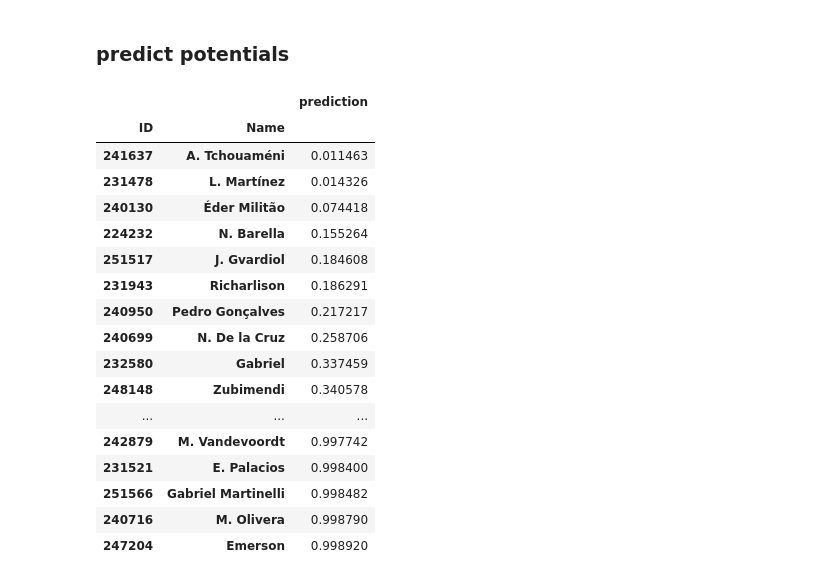
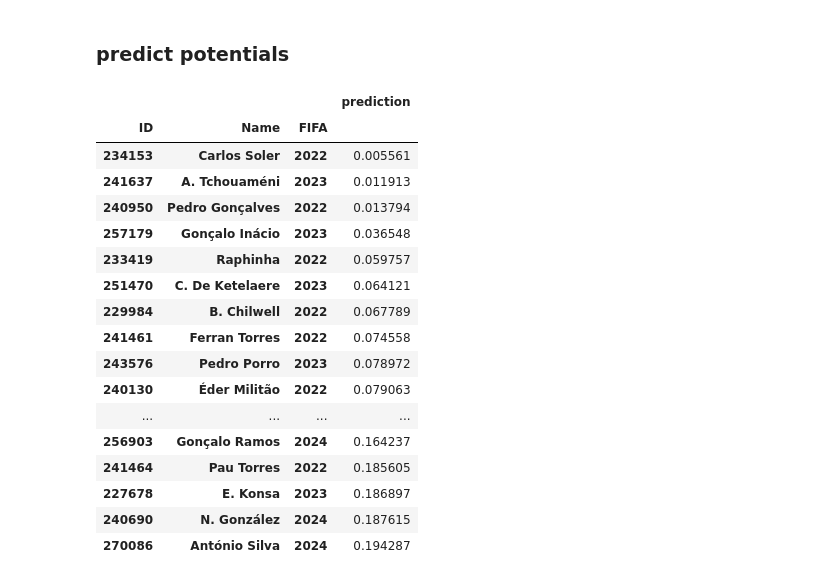
Before and after one commit to robb1302/statsfaction, a Jupyter notebook: scripts/sport_analytics/model/what was his name again.ipynb, the cells around one changed output. Saved outputs shown, nothing was run; the diff lists cells and outputs as text; code cells hidden in the pictures.

```diff
--- a/scripts/sport_analytics/model/what was his name again.ipynb
+++ b/scripts/sport_analytics/model/what was his name again.ipynb
@@ -150,5 +165 @@ df[df.target].describe().round(3).compare(df[~df.target].describe().round(3))
 | max | NaN | NaN | 90.000 | 95.000 | NaN | NaN | 81.000 | 89.000 | 90.000 | ... |
-# %%
-df_potentials = df[df.FIFA.between(2021,2024)&(df.Overall<85)&(df.Age<25)&(df.Potential>84)]
-# %%
-df = df[df.FIFA.between(2012,2020)]
@@ -198,11 +183,7 @@ PLAYER_ATTRIBUTES = [ 'Age','Crossing', 'Finishing', 'HeadingAccuracy', 'ShortPa
 if False:
     df['Defense'] =  df['Defensive awareness'].fillna(0)+df['Marking'].fillna(0)
     df_potentials['Defense'] =  df_potentials['Defensive awareness'].fillna(0)+df_potentials['Marking'].fillna(0)
-
-
-# PLAYER_ATTRIBUTES.append('Defense')
-df_processed = df.copy()
-df_potentials = df_potentials[PLAYER_ATTRIBUTES]
+    PLAYER_ATTRIBUTES.append('Defense')
 # %% [markdown]
 #### Transform Value
 # %%
@@ -235,37 +221,24 @@ df_potentials
 # %%
 import warnings
-from sklearn.model_selection import train_test_split
+
 # Ignore all warnings
 warnings.filterwarnings("ignore")
 # Load your dataset or replace df_processed and df with your data
 # df_processed = pd.read_csv('your_dataset.csv')
 
-# Split the data into training and testing sets
-X = df_processed.drop("target", axis=1, errors='ignore')
-y = df['target']  # Use df_processed here instead of df
 import pandas as pd
 
 from sklearn.preprocessing import StandardScaler
-
-# Step 1: Split the data into training and testing sets
-X_train, X_test, y_train, y_test = train_test_split(X, y, test_size=0.2, random_state=42)
-
-X_train = X_train[PLAYER_ATTRIBUTES]
-X_test = X_test[PLAYER_ATTRIBUTES]
-
 # Step 2: Initialize a StandardScaler
 scaler = StandardScaler()
 
 # Step 3: Fit the scaler on the training data and transform both training and testing data
 X_train_scaled = scaler.fit_transform(X_train)
 X_test_scaled = scaler.transform(X_test)
-df_potentials_scaled = scaler.transform(df_potentials[PLAYER_ATTRIBUTES])
+
+df_potentials_scaled = scaler.transform(df_potentials[PLAYER_ATTRIBUTES].fillna(0))
+
 # Step 4: Create new DataFrames with the scaled data while preserving the index and columns
-X_train_scaled_df = pd.DataFrame(X_train_scaled, index=X_train.index, columns=X_train.columns)
-X_test_scaled_df = pd.DataFrame(X_test_scaled, index=X_test.index, columns=X_test.columns)
-df_potentials_scaled_df = pd.DataFrame(df_potentials_scaled, index=df_potentials.index, columns=df_potentials.columns)
-
-
-# Now, you have X_train_scaled_df and X_test_scaled_df with the scaled data and the original index and columns.
-
-df_potentials_scaled_df.head()
+X_train_scaled_df = pd.DataFrame(X_train_scaled, index=X_train.index, columns=PLAYER_ATTRIBUTES)
+X_test_scaled_df = pd.DataFrame(X_test_scaled, index=X_test.index, columns=PLAYER_ATTRIBUTES)
+df_potentials_scaled_df = pd.DataFrame(df_potentials_scaled, index=df_potentials.index, columns=PLAYER_ATTRIBUTES)
@@ -524,28 +486,28 @@ dtype: float64
 # %%
 df
 prospects = pd.DataFrame(my_model.predict_proba(df_potentials_scaled_df)[:,1],columns=["prediction"],index=df_potentials.index)
 # TODO: SHAP VALUES FOR
 # df_potentials.to_csv('potentials.csv')
-prospects.sort_values(by="prediction",ascending = True).head(50)
+prospects.sort_values(by="prediction",ascending = True).head(30)
 # %% [output]
-|  |  | prediction |
-| ID | Name |  |
-| 241637 | A. Tchouaméni | 0.011463 |
-| 231478 | L. Martínez | 0.014326 |
-| 240130 | Éder Militão | 0.074418 |
-| 224232 | N. Barella | 0.155264 |
-| 251517 | J. Gvardiol | 0.184608 |
-| 231943 | Richarlison | 0.186291 |
-| 240950 | Pedro Gonçalves | 0.217217 |
-| 240699 | N. De la Cruz | 0.258706 |
-| 232580 | Gabriel | 0.337459 |
-| 248148 | Zubimendi | 0.340578 |
-| ... | ... | ... |
-| 242879 | M. Vandevoordt | 0.997742 |
-| 231521 | E. Palacios | 0.998400 |
-| 251566 | Gabriel Martinelli | 0.998482 |
-| 240716 | M. Olivera | 0.998790 |
-| 247204 | Emerson | 0.998920 |
+|  |  |  | prediction |
+| ID | Name | FIFA |  |
+| 234153 | Carlos Soler | 2022 | 0.005561 |
+| 241637 | A. Tchouaméni | 2023 | 0.011913 |
+| 240950 | Pedro Gonçalves | 2022 | 0.013794 |
+| 257179 | Gonçalo Inácio | 2023 | 0.036548 |
+| 233419 | Raphinha | 2022 | 0.059757 |
+| 251470 | C. De Ketelaere | 2023 | 0.064121 |
+| 229984 | B. Chilwell | 2022 | 0.067789 |
+| 241461 | Ferran Torres | 2022 | 0.074558 |
+| 243576 | Pedro Porro | 2023 | 0.078972 |
+| 240130 | Éder Militão | 2022 | 0.079063 |
+| ... | ... | ... | ... |
+| 256903 | Gonçalo Ramos | 2024 | 0.164237 |
+| 241464 | Pau Torres | 2022 | 0.185605 |
+| 227678 | E. Konsa | 2023 | 0.186897 |
+| 240690 | N. González | 2024 | 0.187615 |
+| 270086 | António Silva | 2024 | 0.194287 |
 # %%
 prospects[prospects.prediction>0.5]
 # %% [output]
```
Also changed, not shown: parts of 37 cells of this notebook.
